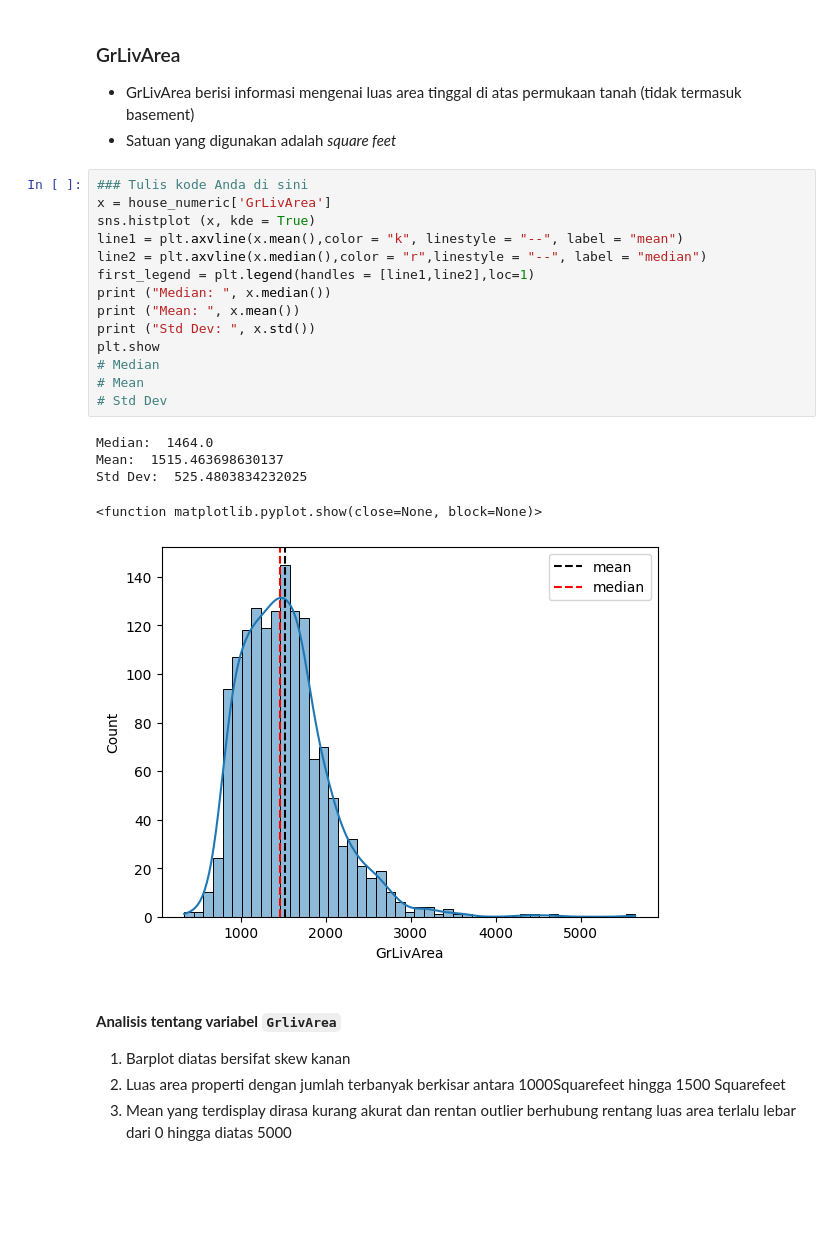
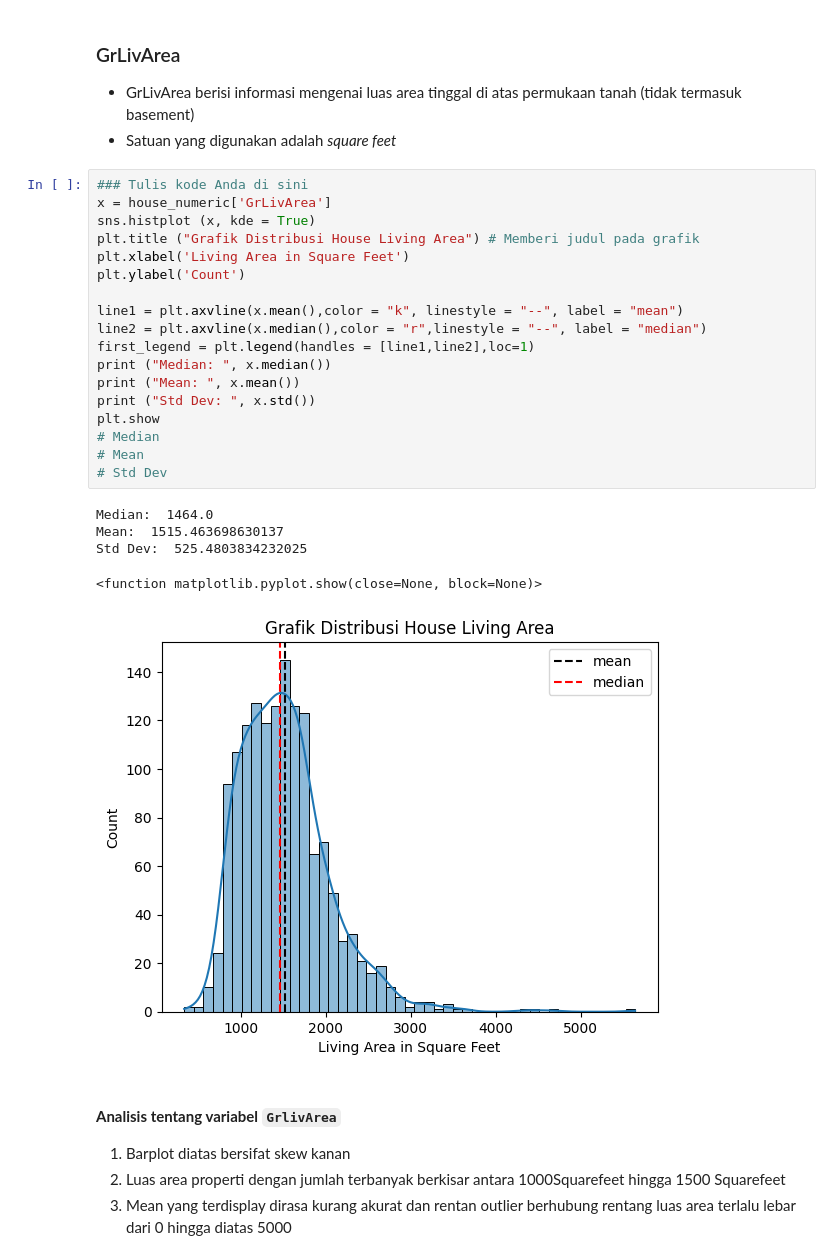
Before and after one commit to ganiandoko/DataScience-FinalProject-KelasWork, a Jupyter notebook: Case_02_Housing_Price.ipynb, the cells around one changed output. Drawn from its saved outputs; the diff is of its cells as text; blank space fills up the shorter version.

```diff
--- a/Case_02_Housing_Price.ipynb
+++ b/Case_02_Housing_Price.ipynb
@@ -279,23 +294,27 @@ Std Dev:  79442.50288288662
 # %%
 ### Tulis kode Anda di sini
 x = house_numeric['GrLivArea']
 sns.histplot (x, kde = True)
+plt.title ("Grafik Distribusi House Living Area") # Memberi judul pada grafik
+plt.xlabel('Living Area in Square Feet')
+plt.ylabel('Count')
+
 line1 = plt.axvline(x.mean(),color = "k", linestyle = "--", label = "mean")
 line2 = plt.axvline(x.median(),color = "r",linestyle = "--", label = "median")
 first_legend = plt.legend(handles = [line1,line2],loc=1)
 print ("Median: ", x.median())
 print ("Mean: ", x.mean())
 print ("Std Dev: ", x.std())
 plt.show
 # Median
 # Mean
 # Std Dev
 # %% [output]
 Median:  1464.0
 Mean:  1515.463698630137
 Std Dev:  525.4803834232025
 <function matplotlib.pyplot.show(close=None, block=None)>
-[figure, old version]
+[figure, new version]
 # %% [markdown]
 #### **Analisis tentang variabel `GrlivArea`**
 1. Barplot diatas bersifat skew kanan
```
Also changed, not shown: parts of 20 cells of this notebook, 1 other file.
